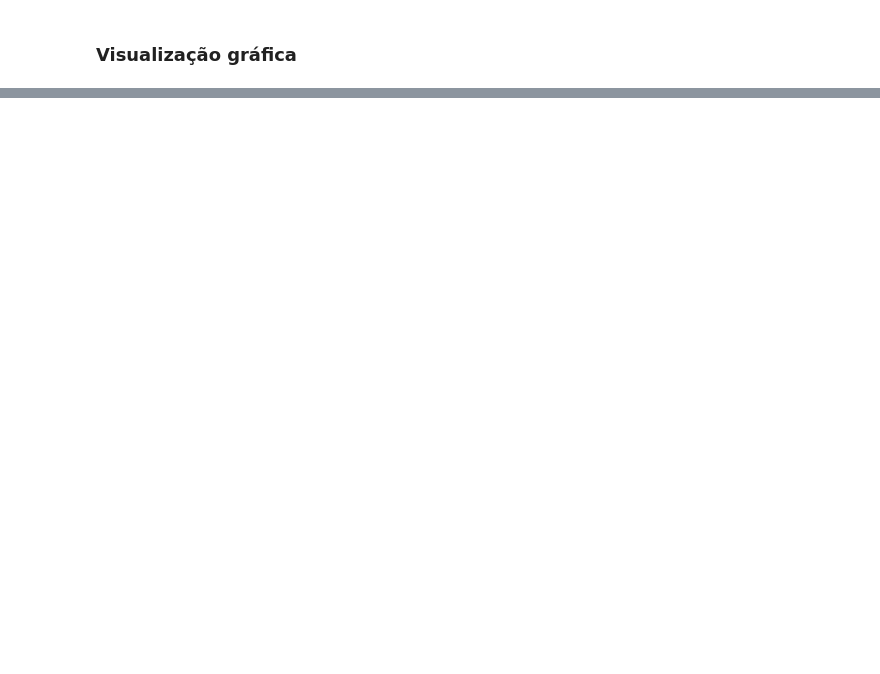
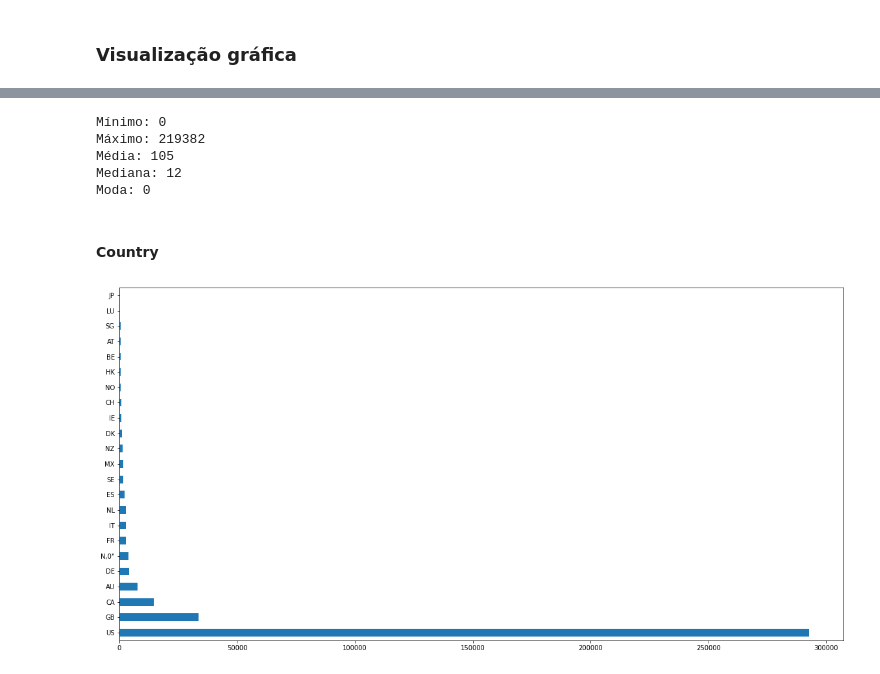
Before and after one commit to MNicaretta/KickstarterProjects, a Jupyter notebook: Kickstarter_projects.ipynb, the cells around one changed output, grey strips where cells are left out. Drawn from its saved outputs; the diff is of its cells as text; code cells hidden in the pictures; blank space fills up the shorter version.

```diff
--- a/Kickstarter_projects.ipynb
+++ b/Kickstarter_projects.ipynb
@@ -99,0 +191,23 @@ dtype: object
+# %%
+backers = projects['backers']
+
+print('Mínimo: %d' % backers.min())
+print('Máximo: %d' % backers.max())
+print('Média: %d' % backers.mean())
+print('Mediana: %d' % backers.median())
+print('Moda: %d' % backers.mode())
+# %% [output]
+Mínimo: 0
+Máximo: 219382
+Média: 105
+Mediana: 12
+Moda: 0
+# %% [markdown]
+#### Country
+# %%
+country = projects['country']
+fig = plt.figure(figsize=[20, 10])
+fig.add_axes(country.value_counts().plot.barh())
+plt.show()
+# %% [output]
+[figure, added]
```
Also changed, not shown: parts of 30 cells of this notebook.
